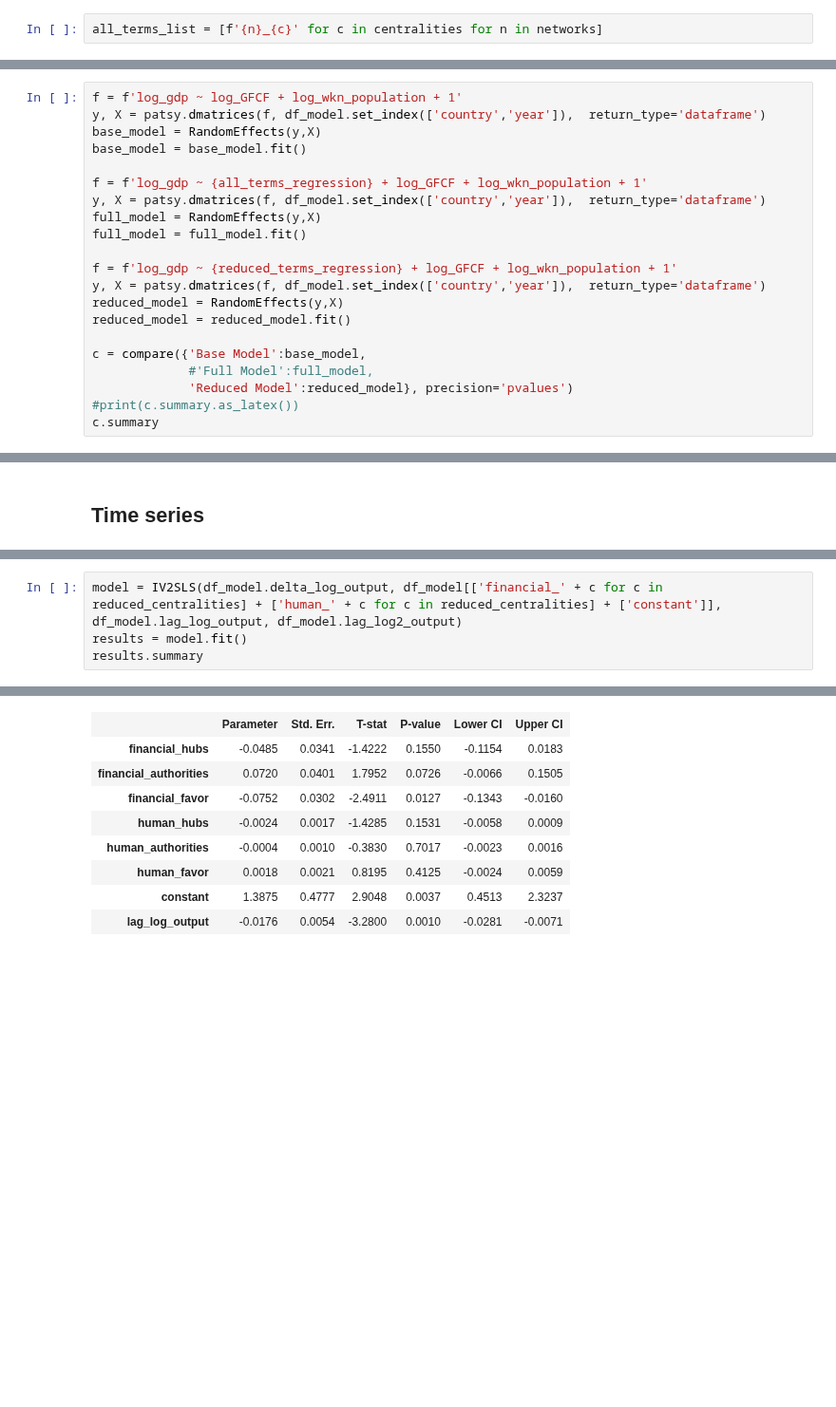
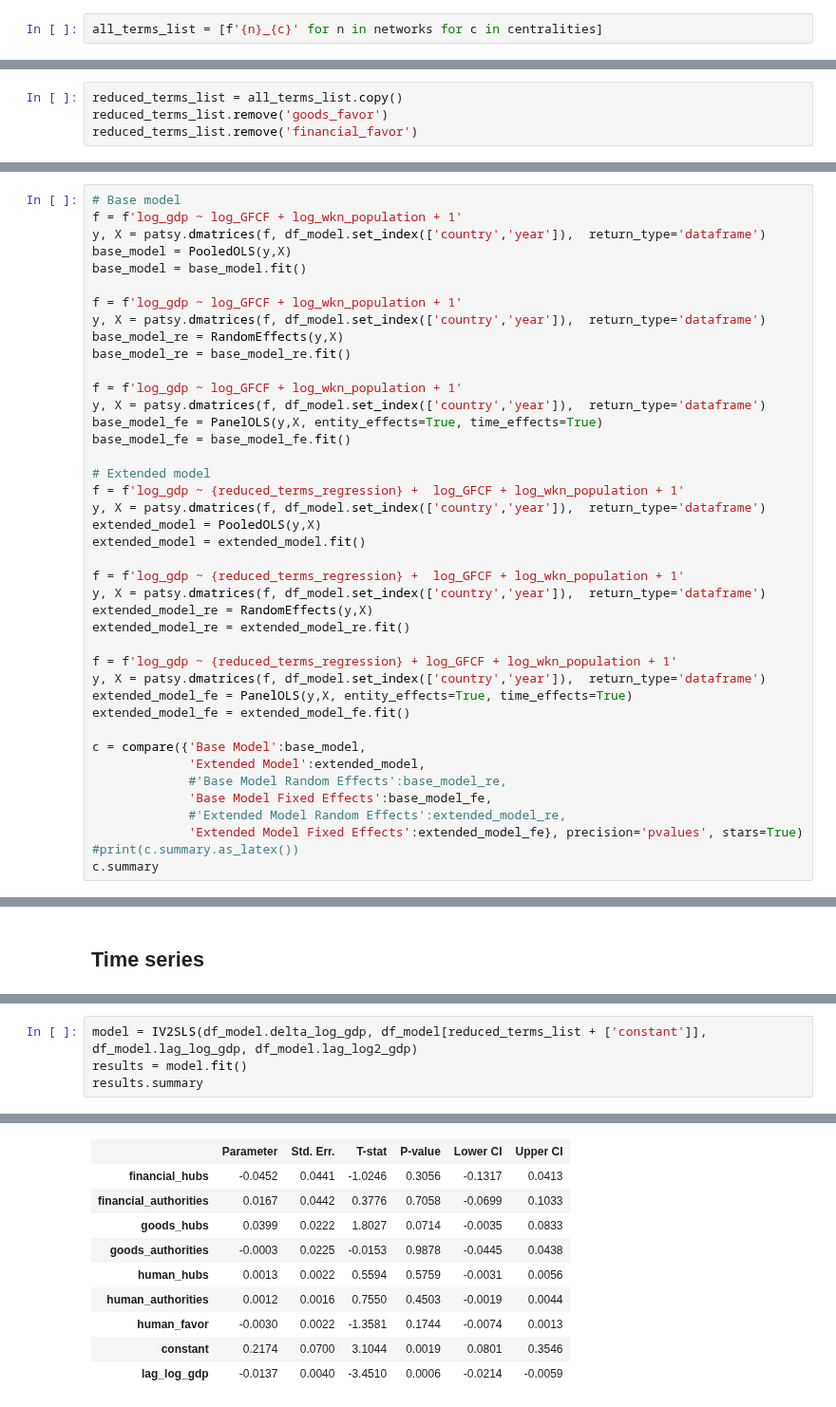
Before and after one commit to jaimeoliver1/social_capital_in_trade_networks, a Jupyter notebook: notebooks/01_01_linear_models_social_capital.ipynb, the cells around one changed output, grey strips where cells are left out. Shown at 95% size. Drawn from its saved outputs; the diff is of its cells as text; blank space fills up the shorter version.

```diff
--- a/notebooks/01_01_linear_models_social_capital.ipynb
+++ b/notebooks/01_01_linear_models_social_capital.ipynb
@@ -90,7 +94,7 @@ plt.show() # ta-da!
 ## Variable selection
 Some of the social capital variables we want to include are highly correlated --> need to reduce dimensionality in order to avoid multicolinearity
 # %%
-all_terms_list = [f'{n}_{c}' for c in centralities for n in networks]
+all_terms_list = [f'{n}_{c}' for n in networks for c in centralities]
 # %%
 from scipy.stats import pearsonr
 import statsmodels.api as sm
@@ -262,0 +197,4 @@ Results regression analysis: log_gdp
+# %%
+reduced_terms_list = all_terms_list.copy()
+reduced_terms_list.remove('goods_favor')
+reduced_terms_list.remove('financial_favor')
@@ -287,22 +223,42 @@ reduced_terms_regression = ' + '.join(reduced_terms_list)
 # %%
+# Base model
 f = f'log_gdp ~ log_GFCF + log_wkn_population + 1'
 y, X = patsy.dmatrices(f, df_model.set_index(['country','year']),  return_type='dataframe')
-base_model = RandomEffects(y,X)
+base_model = PooledOLS(y,X)
 base_model = base_model.fit()
 
-f = f'log_gdp ~ {all_terms_regression} + log_GFCF + log_wkn_population + 1'
+f = f'log_gdp ~ log_GFCF + log_wkn_population + 1'
 y, X = patsy.dmatrices(f, df_model.set_index(['country','year']),  return_type='dataframe')
-full_model = RandomEffects(y,X)
-full_model = full_model.fit()
+base_model_re = RandomEffects(y,X)
+base_model_re = base_model_re.fit()
+
+f = f'log_gdp ~ log_GFCF + log_wkn_population + 1'
+y, X = patsy.dmatrices(f, df_model.set_index(['country','year']),  return_type='dataframe')
+base_model_fe = PanelOLS(y,X, entity_effects=True, time_effects=True)
+base_model_fe = base_model_fe.fit()
+
+# Extended model
+f = f'log_gdp ~ {reduced_terms_regression} +  log_GFCF + log_wkn_population + 1'
+y, X = patsy.dmatrices(f, df_model.set_index(['country','year']),  return_type='dataframe')
+extended_model = PooledOLS(y,X)
+extended_model = extended_model.fit()
+
+f = f'log_gdp ~ {reduced_terms_regression} +  log_GFCF + log_wkn_population + 1'
+y, X = patsy.dmatrices(f, df_model.set_index(['country','year']),  return_type='dataframe')
+extended_model_re = RandomEffects(y,X)
+extended_model_re = extended_model_re.fit()
 
 f = f'log_gdp ~ {reduced_terms_regression} + log_GFCF + log_wkn_population + 1'
 y, X = patsy.dmatrices(f, df_model.set_index(['country','year']),  return_type='dataframe')
-reduced_model = RandomEffects(y,X)
-reduced_model = reduced_model.fit()
+extended_model_fe = PanelOLS(y,X, entity_effects=True, time_effects=True)
+extended_model_fe = extended_model_fe.fit()
 
 c = compare({'Base Model':base_model,
-             #'Full Model':full_model,
-             'Reduced Model':reduced_model}, precision='pvalues')
+             'Extended Model':extended_model,
+             #'Base Model Random Effects':base_model_re,
+             'Base Model Fixed Effects':base_model_fe,
+             #'Extended Model Random Effects':extended_model_re,
+             'Extended Model Fixed Effects':extended_model_fe}, precision='pvalues', stars=True)
 #print(c.summary.as_latex())
 c.summary
 # %% [output]
@@ -478,6 +458,6 @@ lagged_all_terms_list = ['delta_financial_' + c for c in reduced_centralities] +
 lagged_all_terms_list = ' + '.join(lagged_all_terms_list)
 # %%
-model = IV2SLS(df_model.delta_log_output, df_model[['financial_' + c for c in reduced_centralities] + ['human_' + c for c in reduced_centralities] + ['constant']], df_model.lag_log_output, df_model.lag_log2_output)
+model = IV2SLS(df_model.delta_log_gdp, df_model[reduced_terms_list + ['constant']], df_model.lag_log_gdp, df_model.lag_log2_gdp)
 results = model.fit()
 results.summary
 # %% [output]
@@ -490,12 +470,13 @@ IV-2SLS Estimation Summary
 | Cov. Estimator: | robust |  |  |
 |  |  |  |  |
 Parameter Estimates
 |  | Parameter | Std. Err. | T-stat | P-value | Lower CI | Upper CI |
-| financial_hubs | -0.0485 | 0.0341 | -1.4222 | 0.1550 | -0.1154 | 0.0183 |
-| financial_authorities | 0.0720 | 0.0401 | 1.7952 | 0.0726 | -0.0066 | 0.1505 |
-| financial_favor | -0.0752 | 0.0302 | -2.4911 | 0.0127 | -0.1343 | -0.0160 |
-| human_hubs | -0.0024 | 0.0017 | -1.4285 | 0.1531 | -0.0058 | 0.0009 |
-| human_authorities | -0.0004 | 0.0010 | -0.3830 | 0.7017 | -0.0023 | 0.0016 |
-| human_favor | 0.0018 | 0.0021 | 0.8195 | 0.4125 | -0.0024 | 0.0059 |
-| constant | 1.3875 | 0.4777 | 2.9048 | 0.0037 | 0.4513 | 2.3237 |
-| lag_log_output | -0.0176 | 0.0054 | -3.2800 | 0.0010 | -0.0281 | -0.0071 |
+| financial_hubs | -0.0452 | 0.0441 | -1.0246 | 0.3056 | -0.1317 | 0.0413 |
+| financial_authorities | 0.0167 | 0.0442 | 0.3776 | 0.7058 | -0.0699 | 0.1033 |
+| goods_hubs | 0.0399 | 0.0222 | 1.8027 | 0.0714 | -0.0035 | 0.0833 |
+| goods_authorities | -0.0003 | 0.0225 | -0.0153 | 0.9878 | -0.0445 | 0.0438 |
+| human_hubs | 0.0013 | 0.0022 | 0.5594 | 0.5759 | -0.0031 | 0.0056 |
+| human_authorities | 0.0012 | 0.0016 | 0.7550 | 0.4503 | -0.0019 | 0.0044 |
+| human_favor | -0.0030 | 0.0022 | -1.3581 | 0.1744 | -0.0074 | 0.0013 |
+| constant | 0.2174 | 0.0700 | 3.1044 | 0.0019 | 0.0801 | 0.3546 |
+| lag_log_gdp | -0.0137 | 0.0040 | -3.4510 | 0.0006 | -0.0214 | -0.0059 |
```
Also changed, not shown: parts of 26 cells of this notebook, 7 other files.
